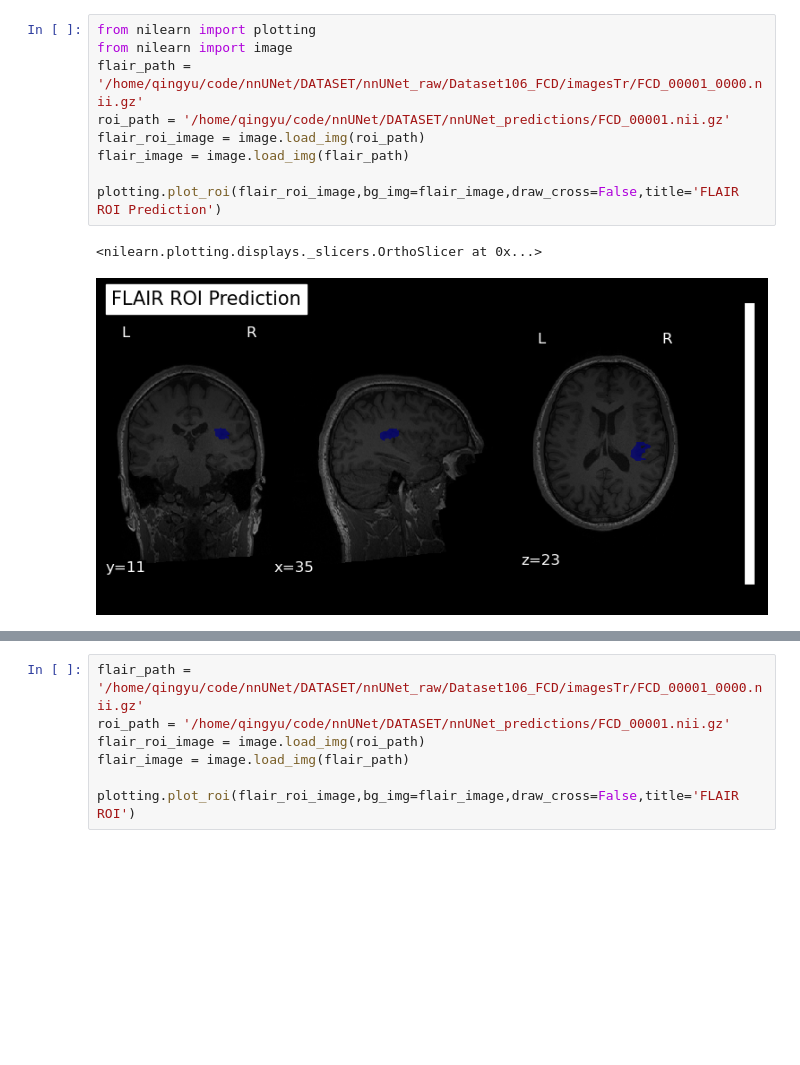
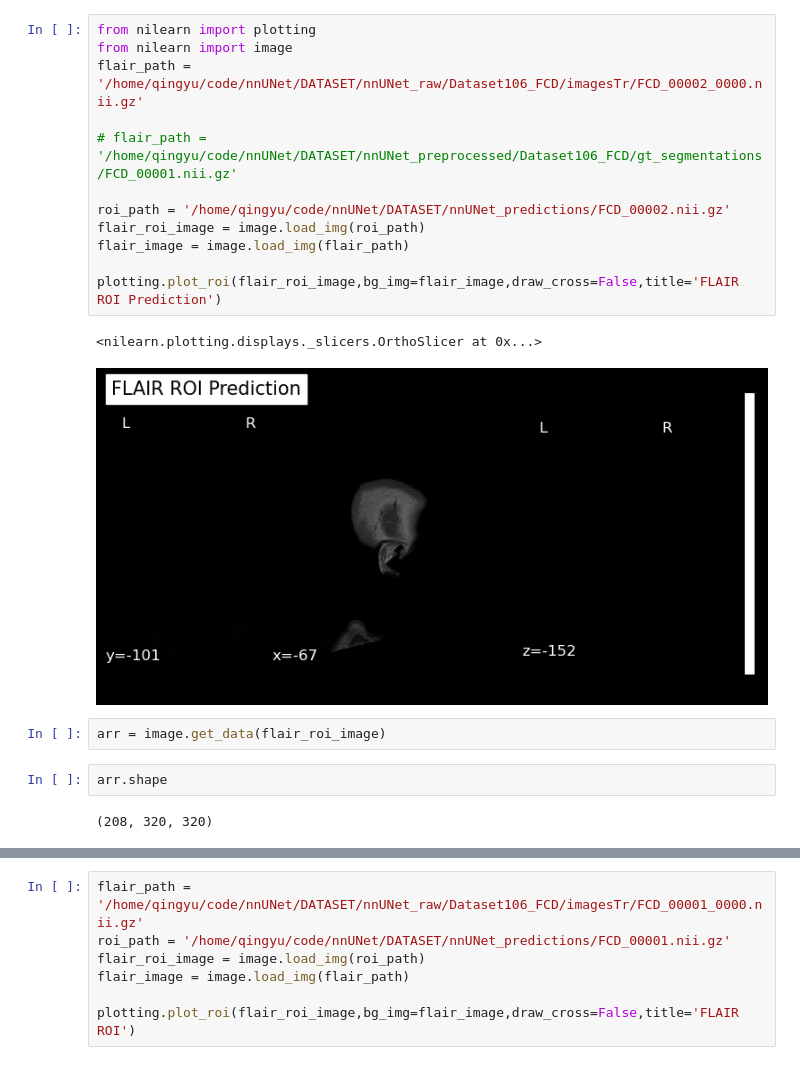
Before and after one commit to zhaoqyu/nnUNet, a Jupyter notebook: visualize.ipynb, the cells around one changed output, grey strips where cells are left out. Saved outputs shown, nothing was run; the diff lists cells and outputs as text; blank space fills up the shorter version.

```diff
--- a/visualize.ipynb
+++ b/visualize.ipynb
@@ -1,13 +1,22 @@
 # %%
 from nilearn import plotting
 from nilearn import image
-flair_path = '/home/qingyu/code/nnUNet/DATASET/nnUNet_raw/Dataset106_FCD/imagesTr/FCD_00001_0000.nii.gz'
-roi_path = '/home/qingyu/code/nnUNet/DATASET/nnUNet_predictions/FCD_00001.nii.gz'
+flair_path = '/home/qingyu/code/nnUNet/DATASET/nnUNet_raw/Dataset106_FCD/imagesTr/FCD_00002_0000.nii.gz'
+
+# flair_path = '/home/qingyu/code/nnUNet/DATASET/nnUNet_preprocessed/Dataset106_FCD/gt_segmentations/FCD_00001.nii.gz'
+
+roi_path = '/home/qingyu/code/nnUNet/DATASET/nnUNet_predictions/FCD_00002.nii.gz'
 flair_roi_image = image.load_img(roi_path)
 flair_image = image.load_img(flair_path)
 
 plotting.plot_roi(flair_roi_image,bg_img=flair_image,draw_cross=False,title='FLAIR ROI Prediction')
 # %% [output]
 <nilearn.plotting.displays._slicers.OrthoSlicer at 0x...>
-[figure, old version]
+[figure, new version]
+# %%
+arr = image.get_data(flair_roi_image)
+# %%
+arr.shape
+# %% [output]
+(208, 320, 320)
 # %%
```
Also changed, not shown: parts of 8 cells of this notebook.
